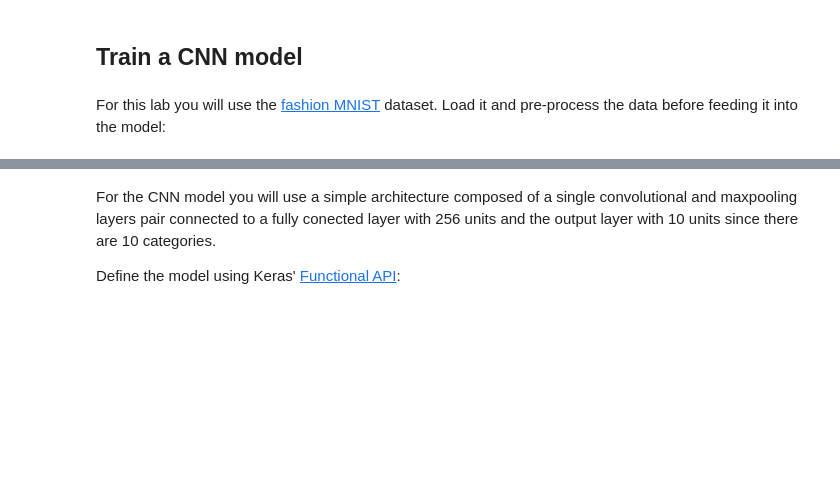
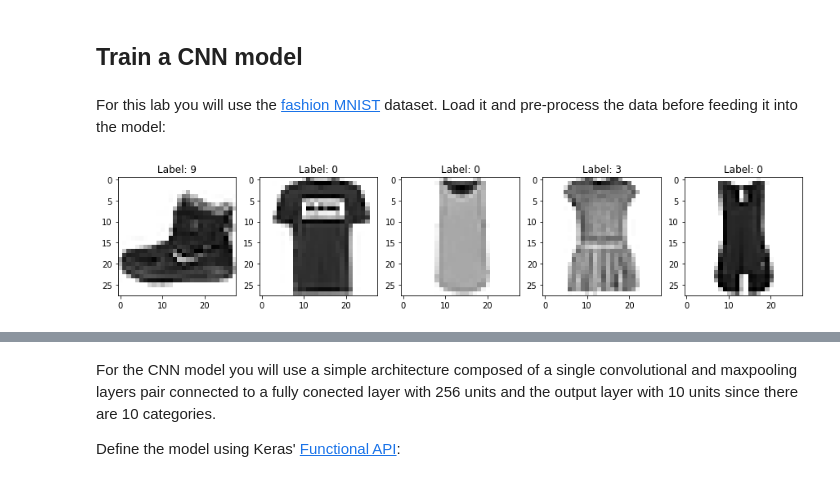
Before and after one commit to zhulingchen/Machine-Learning-Engineering-for-Production-MLOps-Specialization, a Jupyter notebook: Machine Learning Modeling Pipelines in Production/C3W5-Lab/C3_W5_Lab_1_Shap_Values.ipynb, the cells around one changed output, grey strips where cells are left out. Saved outputs shown, nothing was run; the diff lists cells and outputs as text; code cells hidden in the pictures; blank space fills up the shorter version.

```diff
--- a/Machine Learning Modeling Pipelines in Production/C3W5-Lab/C3_W5_Lab_1_Shap_Values.ipynb
+++ b/Machine Learning Modeling Pipelines in Production/C3W5-Lab/C3_W5_Lab_1_Shap_Values.ipynb
@@ -37,3 +62,11 @@ For this lab you will use the [fashion MNIST](https://keras.io/api/datasets/fash
 # Reshape and normalize data
 x_train = x_train.reshape(60000, 28, 28, 1).astype("float32") / 255
 x_test = x_test.reshape(10000, 28, 28, 1).astype("float32") / 255
+# %%
+n_figs = 5
+fig, ax = plt.subplots(1, n_figs, figsize=(15, 5))
+for i, (im, l) in enumerate(zip(x_train[:n_figs], y_train[:n_figs])):
+    ax[i].imshow(im, cmap=plt.cm.binary)
+    ax[i].title.set_text('Label: {:d}'.format(l))
+# %% [output]
+[figure, added]
```
Also changed, not shown: parts of 13 cells of this notebook.
